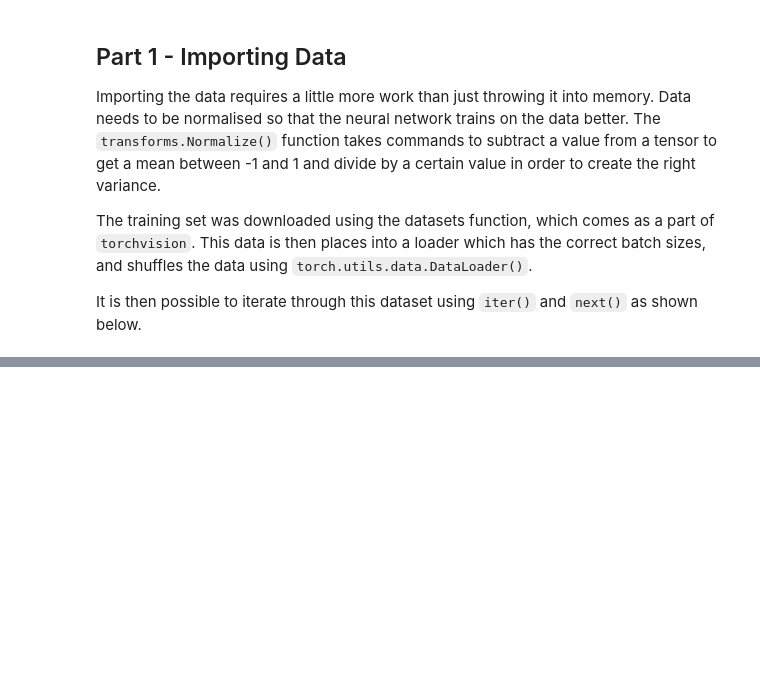
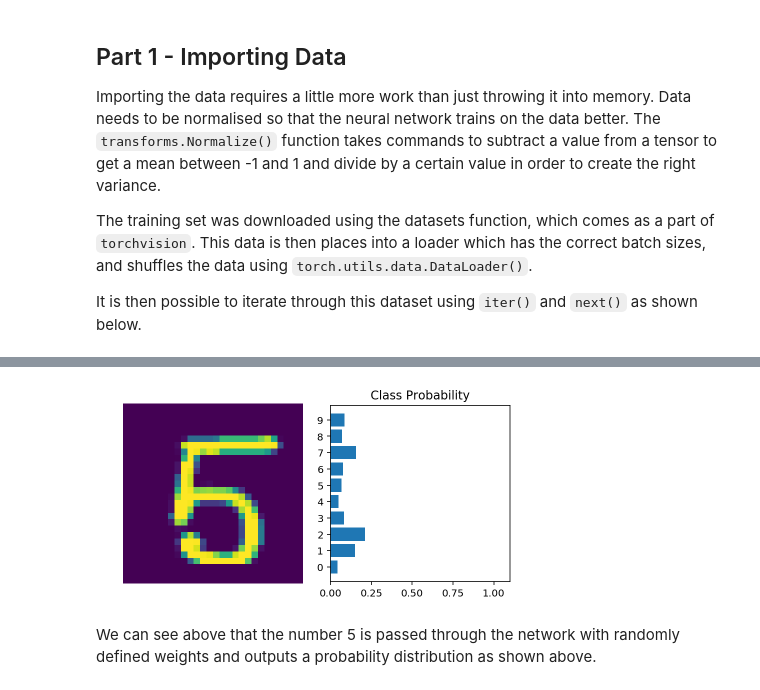
Before and after one commit to SThornewillvE/Udacity-DataScience-Nanodegree, a Jupyter notebook: 02_deep-learning_learning-materials/deeplearning-with-pytorch/neural-networks-w-pytorch.ipynb, the cells around one changed output, grey strips where cells are left out. Cells and saved outputs as stored; diff of their text form; code cells hidden in the pictures; blank space fills up the shorter version.

```diff
--- a/02_deep-learning_learning-materials/deeplearning-with-pytorch/neural-networks-w-pytorch.ipynb
+++ b/02_deep-learning_learning-materials/deeplearning-with-pytorch/neural-networks-w-pytorch.ipynb
@@ -58,0 +109,4 @@ There are  a
+# %%
+# Create an instance of the Network class built above
+model = Network()
+model
@@ -58,0 +176,16 @@ There are  a
+# %%
+images, labels = next(iter(trainloader))
+
+# Convert to vector
+# Note that the images tensor has the shape (64, 1, 28, 28) where the loader creates a group of
+# 64 images
+images.resize_(images.shape[0], 1, 784)
+
+# Calculate probabilities using the model instance
+ps = model.forward(images[0])
+
+helper.view_classify(images[0].view(1, 28, 28), ps)
+# %% [output]
+[figure, added]
+# %% [markdown]
+We can see above that the number 5 is passed through the network with randomly defined weights and outputs a probability distribution as shown above.
```
Also changed, not shown: parts of 16 cells of this notebook, 1 other file.
